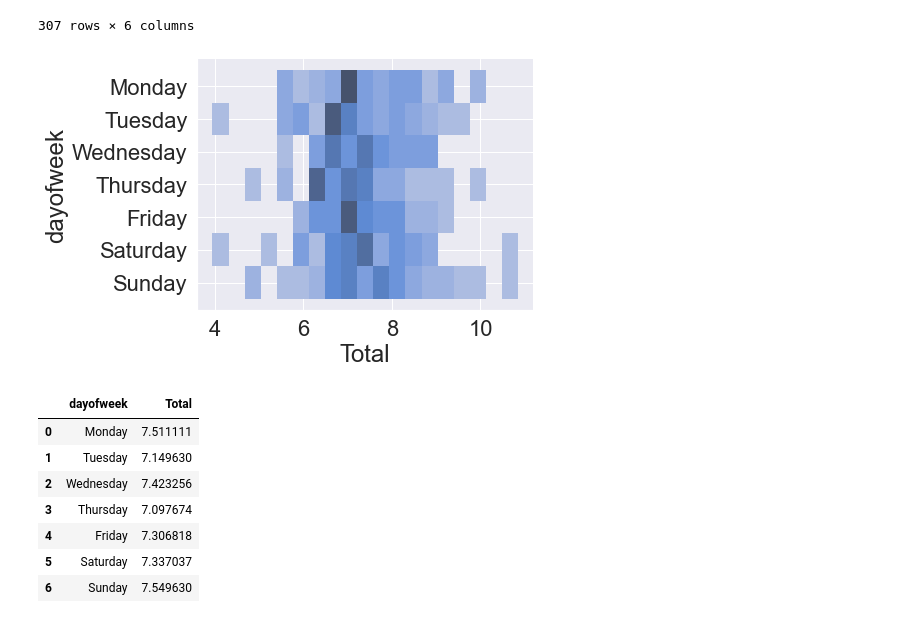
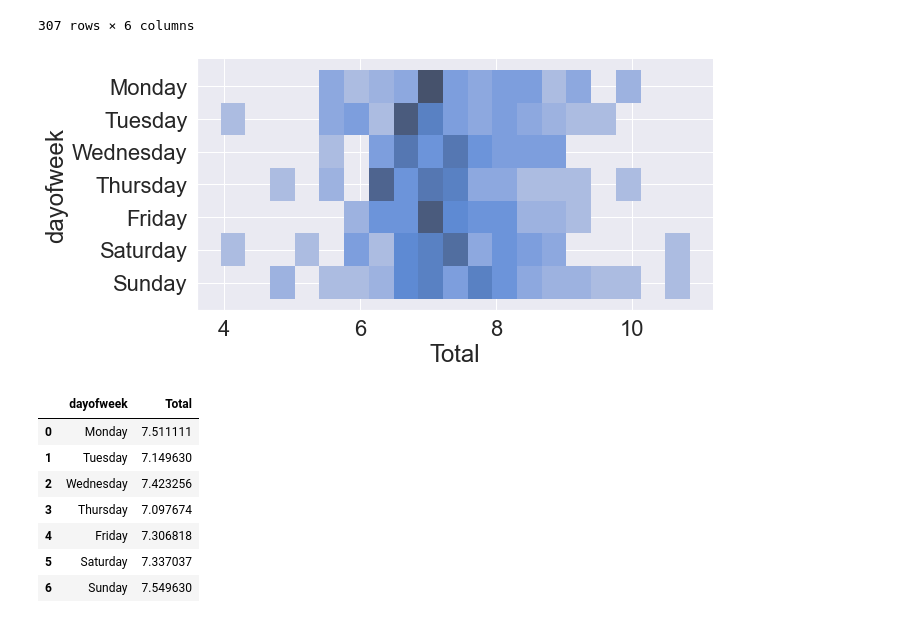
Before and after one commit to ferhat00/garmin_sleep_analysis, a Jupyter notebook: sleep_garmin.ipynb, the cells around one changed output. Saved outputs shown, nothing was run; the diff lists cells and outputs as text; code cells hidden in the pictures.

```diff
--- a/sleep_garmin.ipynb
+++ b/sleep_garmin.ipynb
@@ -509,10 +539,10 @@ df_daily_subset
 307 rows × 6 columns
 # %%
 sns.set(font_scale = 2)
-sns.displot(data=df_daily_subset, x='Total', y='dayofweek', height=5, aspect=1.5)
+sns.displot(data=df_daily_subset, x='Total', y='dayofweek', height=5, aspect=2)
 plt.show()
 # %% [output]
-[figure, old version]
+[figure, new version]
 # %%
 mean_grouped = df_daily_subset.groupby(by = 'dayofweek')['Total'].mean().to_frame().reset_index()
 mean_grouped
```
Also changed, not shown: parts of 11 cells of this notebook.
